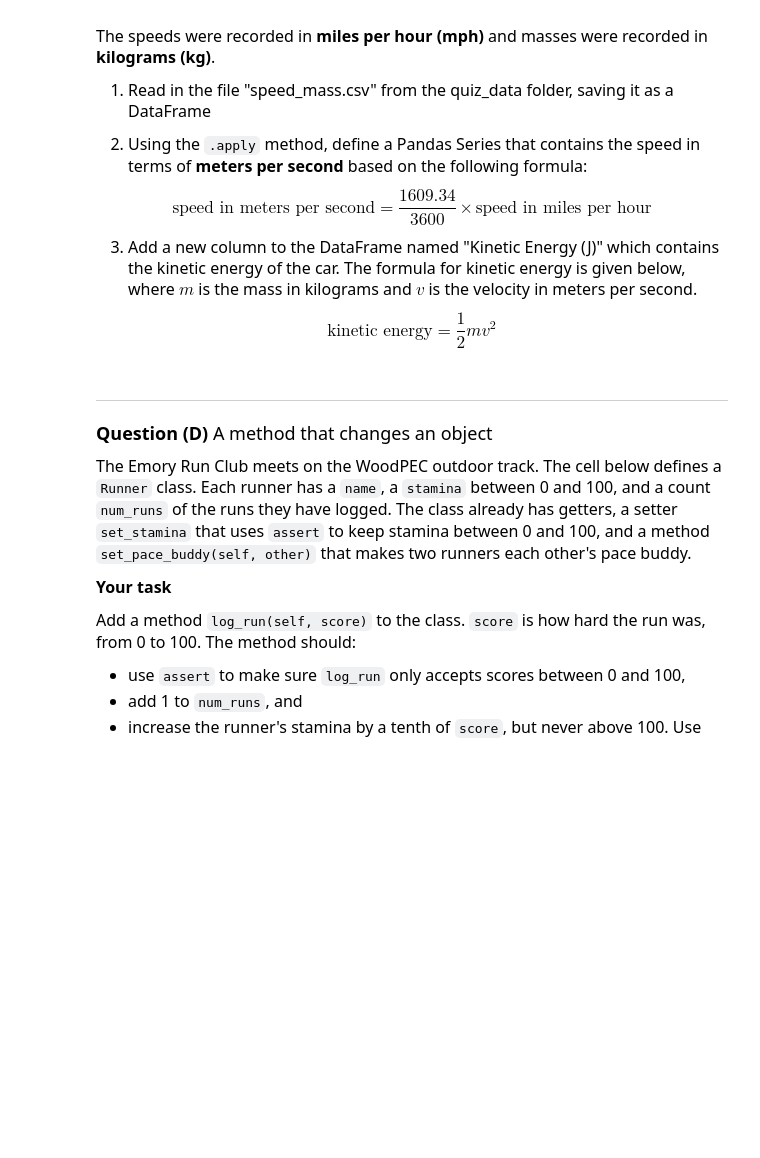
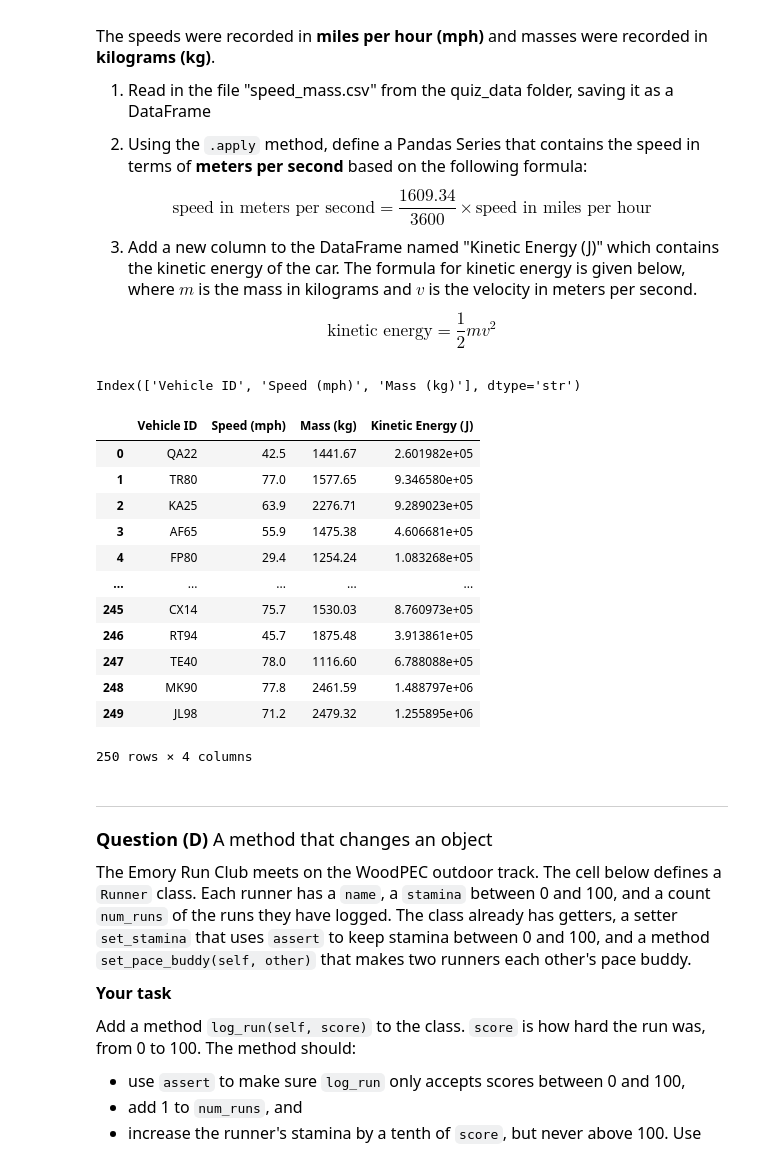
Before and after one commit to Gabe3741/datasci185fall2026, a Jupyter notebook: _quizzes/practice_quiz_4/practice_quiz_4.ipynb, the cells around one changed output. Cells and saved outputs as stored; diff of their text form; code cells hidden in the pictures; blank space fills up the shorter version.

```diff
--- a/_quizzes/practice_quiz_4/practice_quiz_4.ipynb
+++ b/_quizzes/practice_quiz_4/practice_quiz_4.ipynb
@@ -60,6 +100,32 @@ $$ \textrm{speed in meters per second} = \frac{1609.34}{3600} \times \textrm{spe
 $$ \textrm{kinetic energy} = \frac{1}{2}mv^2$$
 # %%
 # Your code here
+
+Speed_MassC = pd.read_csv(filepath_or_buffer="/Users/gabrielhall/Downloads/DSCI185/datasci185fall2026/_quizzes/practice_quiz_4/quiz_data/speed_mass.csv")
+print(Speed_MassC.columns)
+
+def Meters_Per_Second(MPH):
+    return (((1609.34)/(3600))*MPH)
+
+MetersPS_Series = Speed_MassC['Speed (mph)'].apply(Meters_Per_Second)
+
+Speed_MassC["Kinetic Energy (J)"] = Speed_MassC['Mass (kg)']*(MetersPS_Series**2)*(1/2)
+Speed_MassC
+# %% [output]
+Index(['Vehicle ID', 'Speed (mph)', 'Mass (kg)'], dtype='str')
+|  | Vehicle ID | Speed (mph) | Mass (kg) | Kinetic Energy (J) |
+| 0 | QA22 | 42.5 | 1441.67 | 2.601982e+05 |
+| 1 | TR80 | 77.0 | 1577.65 | 9.346580e+05 |
+| 2 | KA25 | 63.9 | 2276.71 | 9.289023e+05 |
+| 3 | AF65 | 55.9 | 1475.38 | 4.606681e+05 |
+| 4 | FP80 | 29.4 | 1254.24 | 1.083268e+05 |
+| ... | ... | ... | ... | ... |
+| 245 | CX14 | 75.7 | 1530.03 | 8.760973e+05 |
+| 246 | RT94 | 45.7 | 1875.48 | 3.913861e+05 |
+| 247 | TE40 | 78.0 | 1116.60 | 6.788088e+05 |
+| 248 | MK90 | 77.8 | 2461.59 | 1.488797e+06 |
+| 249 | JL98 | 71.2 | 2479.32 | 1.255895e+06 |
+250 rows × 4 columns
 # %% [markdown]
 ______________________
 
```
Also changed, not shown: parts of 12 cells of this notebook, 1 other file.
